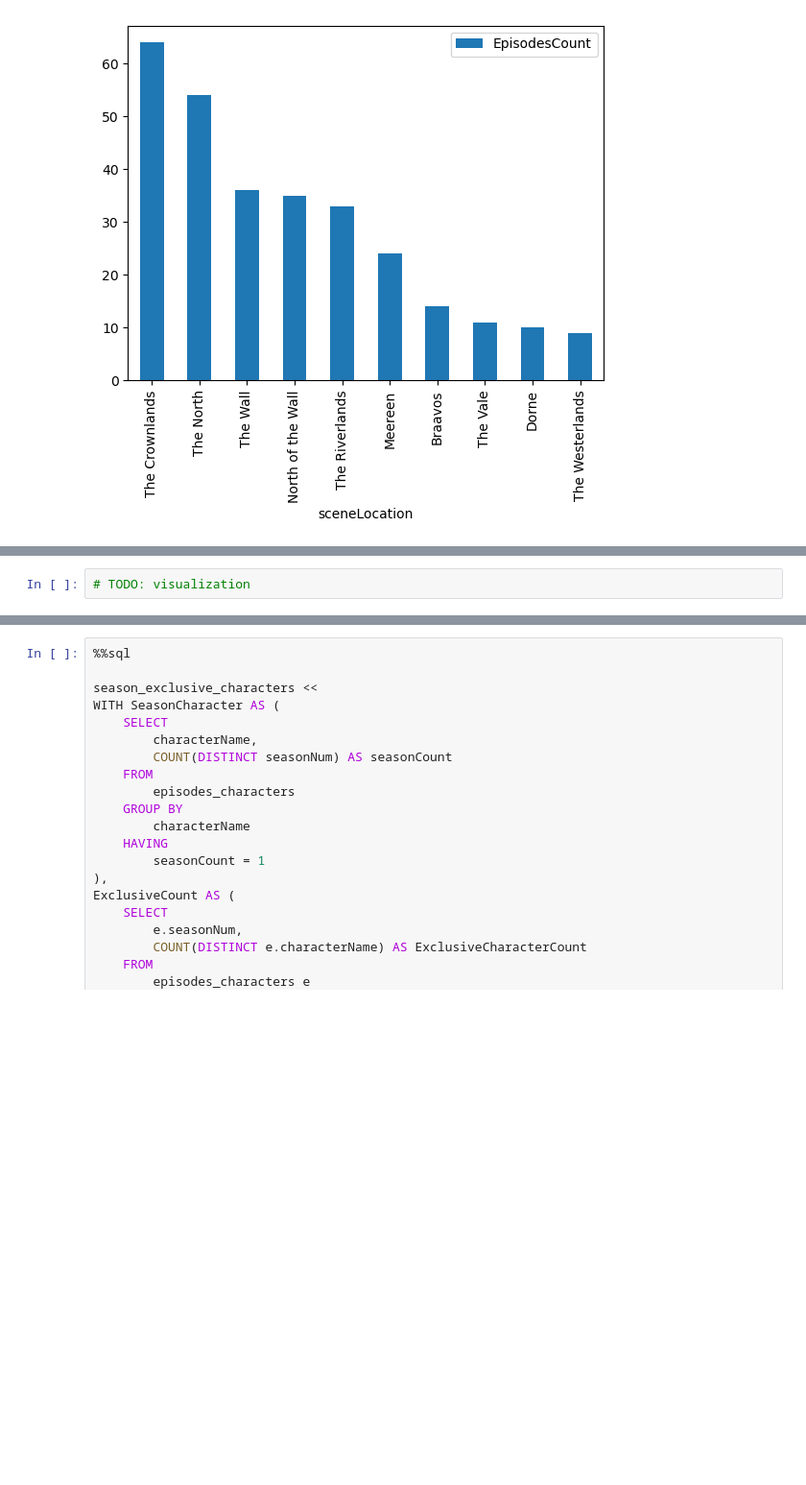
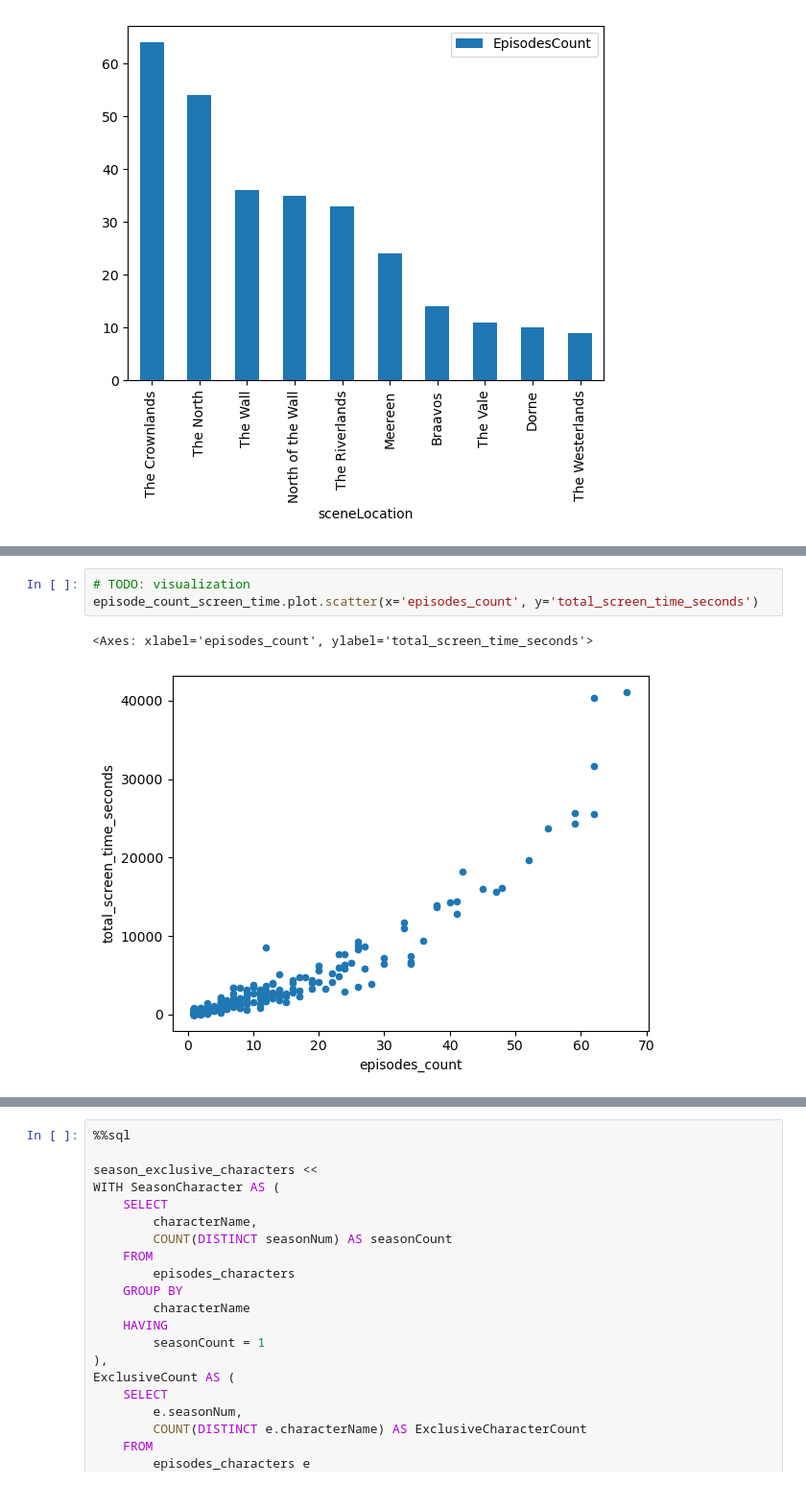
Before and after one commit to sixiann/W4111-Intro-to-Databases-Spring-2024, a Jupyter notebook: Homework/HW3/S24-W4111-HW3.ipynb, the cells around one changed output, grey strips where cells are left out. Shown at 96% size. Cells and saved outputs as stored; diff of their text form; blank space fills up the shorter version.

```diff
--- a/Homework/HW3/S24-W4111-HW3.ipynb
+++ b/Homework/HW3/S24-W4111-HW3.ipynb
@@ -964,5 +979,9 @@ episode_count_screen_time.head(10)
 # %%
 # TODO: visualization
+episode_count_screen_time.plot.scatter(x='episodes_count', y='total_screen_time_seconds')
+# %% [output]
+<Axes: xlabel='episodes_count', ylabel='total_screen_time_seconds'>
+[figure, added]
 # %% [markdown]
 ## DV4
 
```
Also changed, not shown: parts of 6 cells of this notebook.
